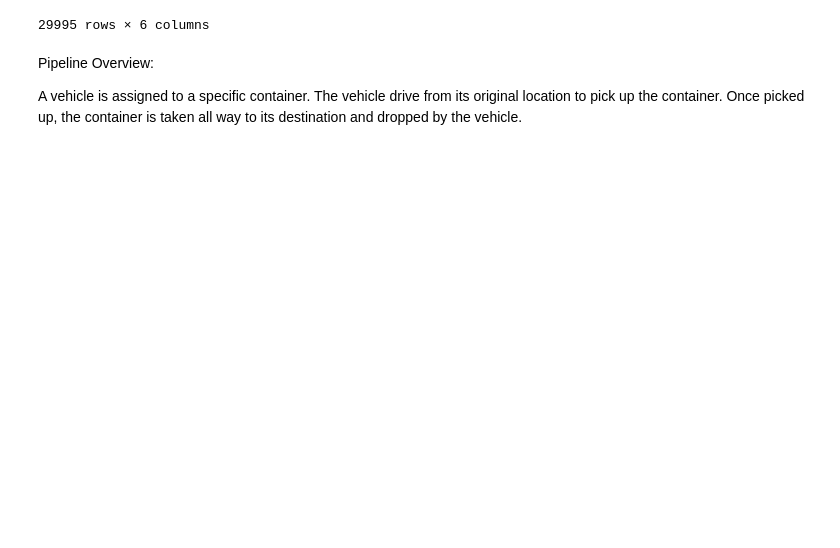
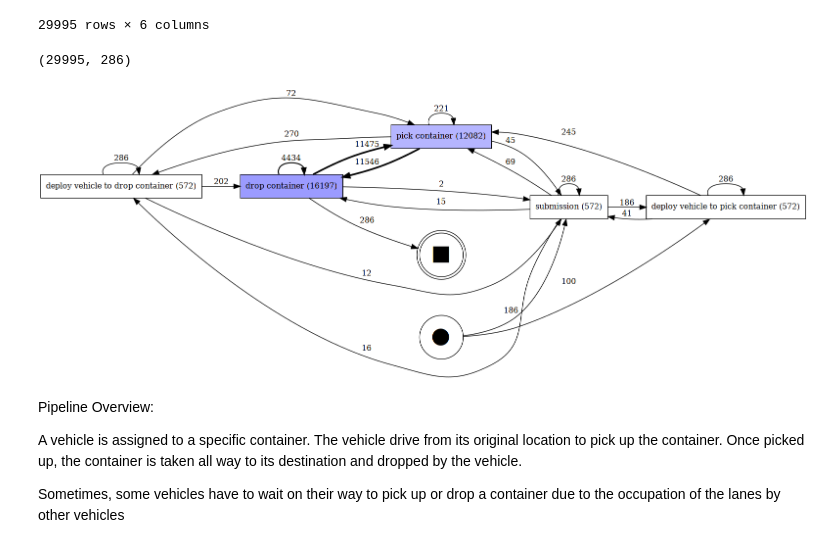
Before and after one commit to alpharmike/vehicle-simulation-analysis, a Jupyter notebook: notebooks/log_parser.ipynb, the cells around one changed output. Saved outputs shown, nothing was run; the diff lists cells and outputs as text; code cells hidden in the pictures; blank space fills up the shorter version.

```diff
--- a/notebooks/log_parser.ipynb
+++ b/notebooks/log_parser.ipynb
@@ -27,4 +56,5 @@ log_lines = open(log_file_path, "r").readlines()
 # %%
+### Define the regex patterns for common elements in the logs
 datetime_pattern = r"\d{4}-\d{2}-\d{2} \d{2}:\d{2}:\d{2}"
 log_level_pattern = r"[A-Z]+"
 vehicle_id_pattern = r"SC\d{3}"
@@ -35,6 +65,7 @@ action_pattern = r"(PICK|DROP)"
 tz_aware_datetime_pattern = r"\d{4}-\d{2}-\d{2} \d{2}:\d{2}:\d{2}[+-]\d{2}:\d{2}"
 location_pattern = r"((QC)\d{3}|(RAIL)\d{3}.\d{2,3}|(WS|YARD)\d{3}.\d{2})"
 
+### Define regex to extract key information from the logs based on certain patterns
 log_patterns = {
     "container_submission": re.compile(
         rf"(?P<log_time>{datetime_pattern})\s+"
@@ -79,6 +110,12 @@ log_patterns = {
         rf"lane\s+(?P<lane_number>\d+)\s+for CO\s+"  # Lane number
         rf"(?P<co_id>{co_id_pattern})"  # CO ID
     ),
+    "position_tracking": re.compile(
+        rf"(?P<log_time>{datetime_pattern})\s+"
+        rf"(?P<log_level>{log_level_pattern})\s+"
+        rf"(?P<vehicle_id>{vehicle_id_pattern}) now at position\s+"
+        rf"\((?P<x>\d+),\s+(?P<y>\d+)\)"
+    ),
     "action": re.compile(
         rf"(?P<log_time>{datetime_pattern})\s+"  # Log timestamp
         rf"(?P<log_level>{log_level_pattern})\s+"  # Log level (INFO, DEBUG, etc.)
@@ -90,7 +127,7 @@ log_patterns = {
         rf"(?P<location_name>{location_pattern})"  # Location name
         rf"(;\s+(?P<duration_in_s>\d+)\s+s)?"  # Duration in seconds
     ),
-    "schedule_element": re.compile(
+    "finish_schedule_element": re.compile(
         rf"(?P<log_time>{datetime_pattern})\s+"  # Log timestamp
         rf"(?P<log_level>{log_level_pattern})\s+"  # Log level (DEBUG, INFO, etc.)
         rf"finished expected schedule_element\s+"  # Fixed phrase
@@ -102,6 +139,12 @@ log_patterns = {
 
 
 def parse_log(log: str) -> tuple[Optional[str], Optional[dict]]:
+    """
+    Parse the log string based on regex patterns. If the pattern matches one of the expected patterns, the name of the pattern along with the extracted data from the log will be returned. If the pattern does not match any of those
+    expected, None will be returned
+    :param log: A log formatted as string
+    :return: (log_pattern, data) if the log matches an expected pattern. Otherwise, (None, None) will be returned.
+    """
     log_pattern = None
     extracted_data = None
     for log_pattern_name, regex_compiler in log_patterns.items():
@@ -255,6 +460,16 @@ for pattern, log_data in parsed_logs:
             "lifecycle": "complete"
         }
         event_log.extend([travel_start, travel_end, action_start, action_end])
+    elif pattern == "action":
+        if log_data["status"] == "waited":
+            action_end = {
+                "to_id": log_data["to_id"],
+                "co_id": log_data["co_id"],
+                "vehicle_id": log_data["vehicle_id"],
+                "action": "wait for a lane to be freed",
+                "timestamp": log_data["action_end_time"],
+                "lifecycle": "complete"
+            }
 # %%
 event_log_df = pd.DataFrame(event_log)
 event_log_df.groupby("co_id", as_index=False).apply(lambda x: x.sort_values('timestamp'))
@@ -279,4 +490,20 @@ co_meta_df = pd.read_excel("../data/VOSimu-InputInformation.xlsx", sheet_name="C
+# %%
+event_log = event_log_df.rename(columns={"co_id": "case_id", "action": "activity"})
+event_log = pm4py.format_dataframe(event_log, case_id='case_id', activity_key='activity', timestamp_key='timestamp')
+# %%
+num_events = len(event_log)
+num_cases = len(event_log.case_id.unique())
+num_events, num_cases
+# %% [output]
+(29995, 286)
+# %%
+dfg, start_activities, end_activities = pm4py.discover_dfg(event_log)
+pm4py.view_dfg(dfg, start_activities, end_activities)
+# %% [output]
+[figure, added]
 # %% [markdown]
 Pipeline Overview:
 
 A vehicle is assigned to a specific container. The vehicle drive from its original location to pick up the container. Once picked up, the container is taken all way to its destination and dropped by the vehicle.
+
+Sometimes, some vehicles have to wait on their way to pick up or drop a container due to the occupation of the lanes by other vehicles
```
Also changed, not shown: parts of 24 cells of this notebook, 1 other file.
